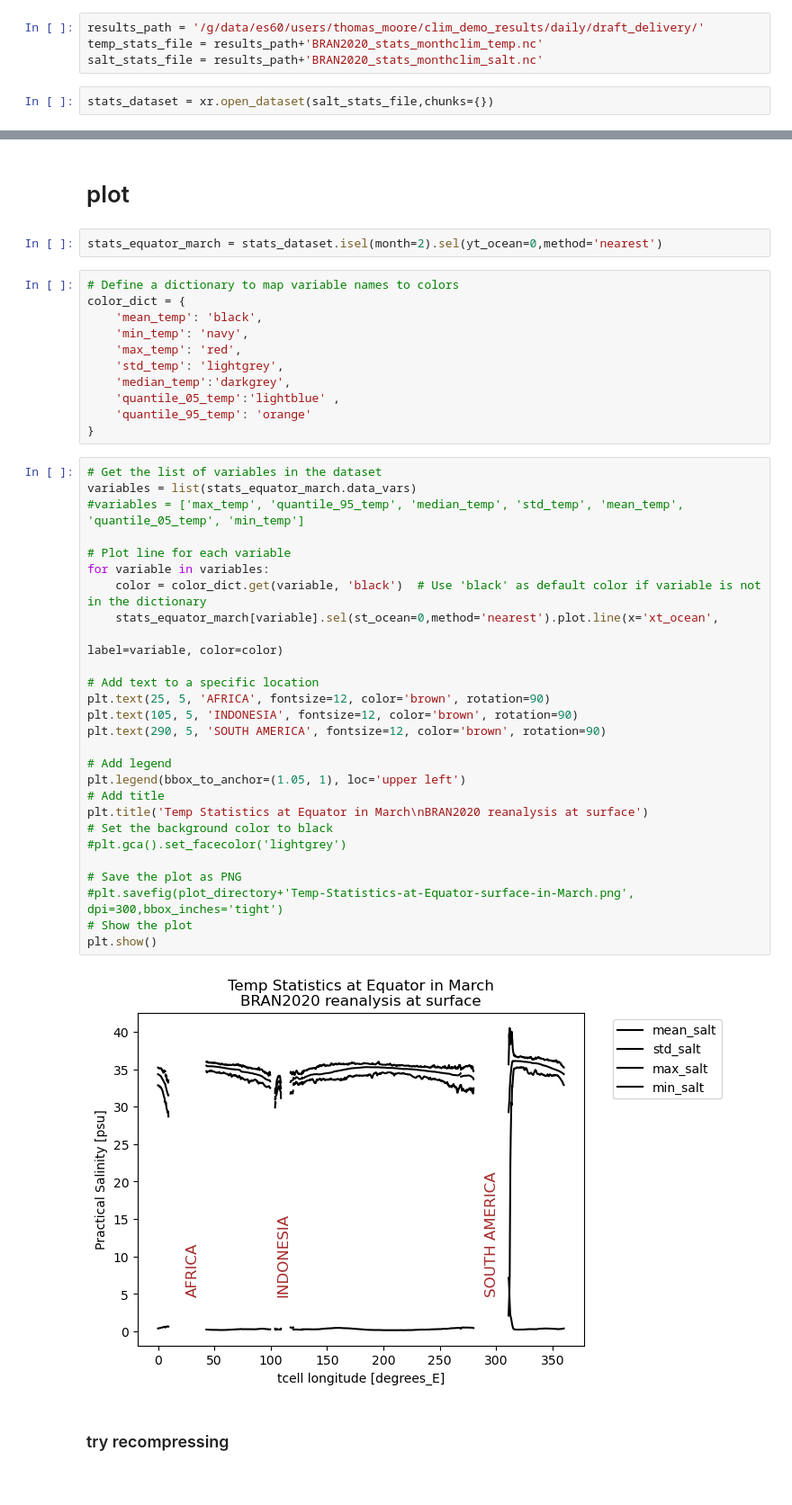
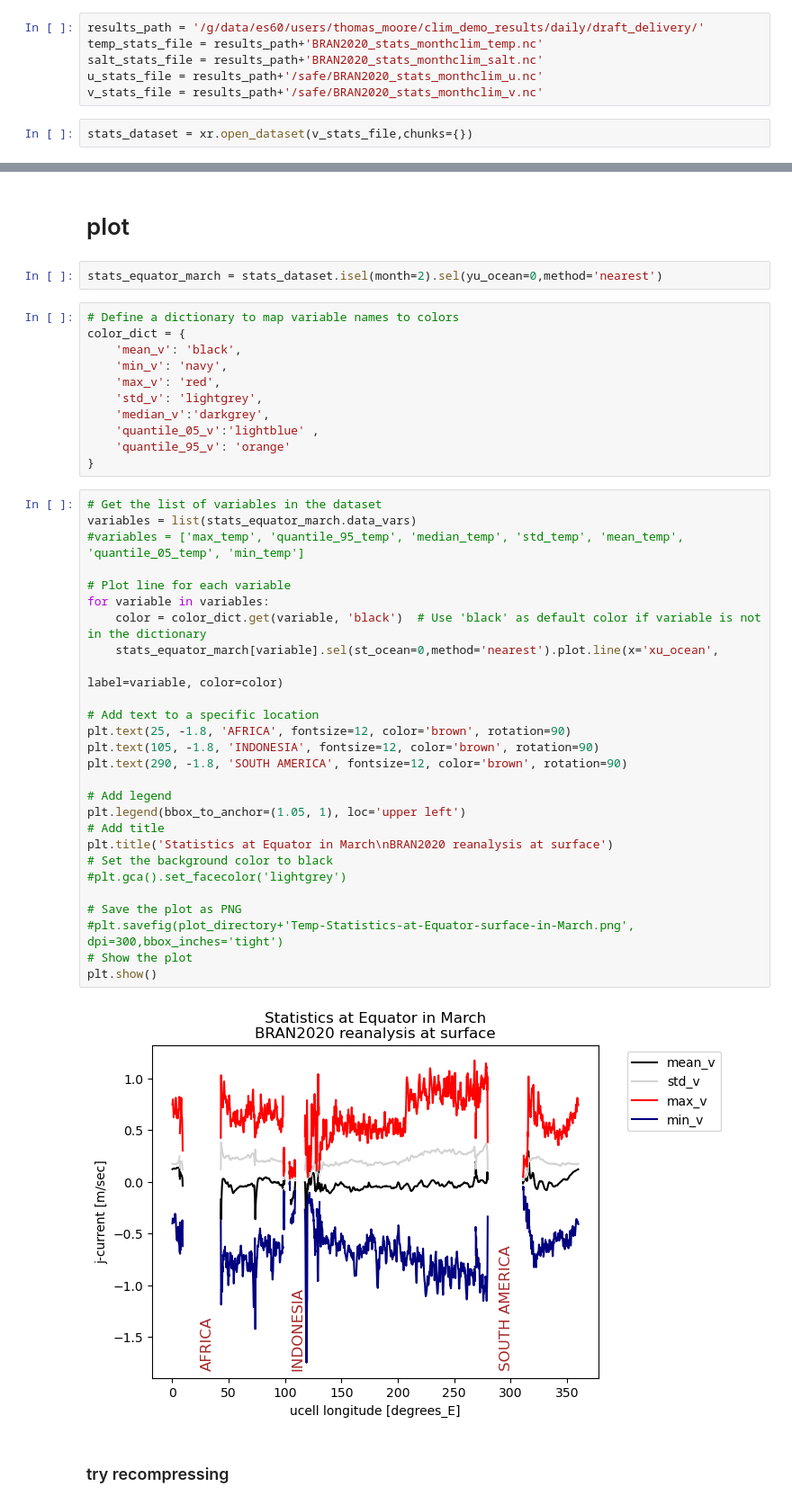
Before and after one commit to Thomas-Moore-Creative/BRAN-climatology-generator-demo, a Jupyter notebook: notebooks/output_verification.ipynb, the cells around one changed output, grey strips where cells are left out. Shown at 90% size. Cells and saved outputs as stored; diff of their text form.

Commit message:
checking V stats

```diff
--- a/notebooks/output_verification.ipynb
+++ b/notebooks/output_verification.ipynb
@@ -101,8 +101,10 @@ client = Client(cluster)
 results_path = '/g/data/es60/users/thomas_moore/clim_demo_results/daily/draft_delivery/'
 temp_stats_file = results_path+'BRAN2020_stats_monthclim_temp.nc'
 salt_stats_file = results_path+'BRAN2020_stats_monthclim_salt.nc'
+u_stats_file = results_path+'/safe/BRAN2020_stats_monthclim_u.nc'
+v_stats_file = results_path+'/safe/BRAN2020_stats_monthclim_v.nc'
 # %%
-stats_dataset = xr.open_dataset(salt_stats_file,chunks={})
+stats_dataset = xr.open_dataset(v_stats_file,chunks={})
 # %%
 stats_dataset
 # %% [output]
@@ -199,47 +201,47 @@ stats_dataset.nbytes/1e9
 # %% [markdown]
 # plot
 # %%
-stats_equator_march = stats_dataset.isel(month=2).sel(yt_ocean=0,method='nearest')
+stats_equator_march = stats_dataset.isel(month=2).sel(yu_ocean=0,method='nearest')
 # %%
 # Define a dictionary to map variable names to colors
 color_dict = {
-    'mean_temp': 'black',
-    'min_temp': 'navy',
-    'max_temp': 'red',
-    'std_temp': 'lightgrey',
-    'median_temp':'darkgrey',
-    'quantile_05_temp':'lightblue' ,
-    'quantile_95_temp': 'orange'
+    'mean_v': 'black',
+    'min_v': 'navy',
+    'max_v': 'red',
+    'std_v': 'lightgrey',
+    'median_v':'darkgrey',
+    'quantile_05_v':'lightblue' ,
+    'quantile_95_v': 'orange'
 }
 # %%
 # Get the list of variables in the dataset
 variables = list(stats_equator_march.data_vars)
 #variables = ['max_temp', 'quantile_95_temp', 'median_temp', 'std_temp', 'mean_temp', 'quantile_05_temp', 'min_temp']
 
 # Plot line for each variable
 for variable in variables:
     color = color_dict.get(variable, 'black')  # Use 'black' as default color if variable is not in the dictionary
-    stats_equator_march[variable].sel(st_ocean=0,method='nearest').plot.line(x='xt_ocean',
+    stats_equator_march[variable].sel(st_ocean=0,method='nearest').plot.line(x='xu_ocean',
                                                                                     label=variable, color=color)
 
 # Add text to a specific location
-plt.text(25, 5, 'AFRICA', fontsize=12, color='brown', rotation=90)
-plt.text(105, 5, 'INDONESIA', fontsize=12, color='brown', rotation=90)
-plt.text(290, 5, 'SOUTH AMERICA', fontsize=12, color='brown', rotation=90)
+plt.text(25, -1.8, 'AFRICA', fontsize=12, color='brown', rotation=90)
+plt.text(105, -1.8, 'INDONESIA', fontsize=12, color='brown', rotation=90)
+plt.text(290, -1.8, 'SOUTH AMERICA', fontsize=12, color='brown', rotation=90)
 
 # Add legend
 plt.legend(bbox_to_anchor=(1.05, 1), loc='upper left')
 # Add title
-plt.title('Temp Statistics at Equator in March\nBRAN2020 reanalysis at surface')
+plt.title('Statistics at Equator in March\nBRAN2020 reanalysis at surface')
 # Set the background color to black
 #plt.gca().set_facecolor('lightgrey')
 
 # Save the plot as PNG
 #plt.savefig(plot_directory+'Temp-Statistics-at-Equator-surface-in-March.png', dpi=300,bbox_inches='tight')
 # Show the plot
 plt.show()
 # %% [output]
-[figure, old version]
+[figure, new version]
 # %% [markdown]
 ### try recompressing
 # %%
```
Also changed, not shown: parts of 1 cell of this notebook.
